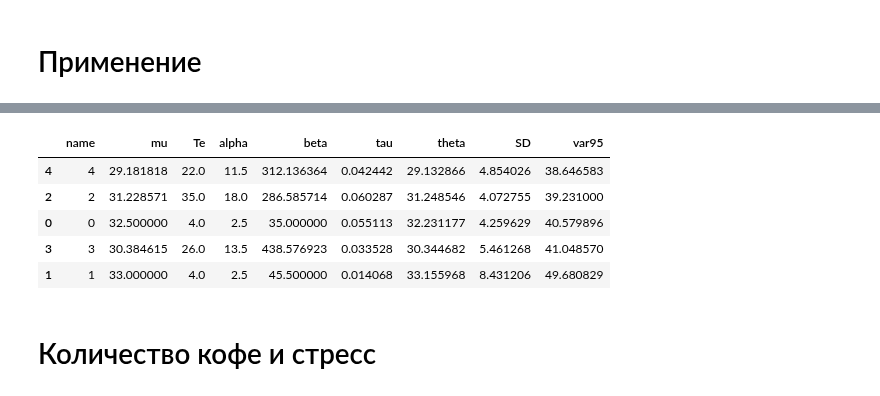
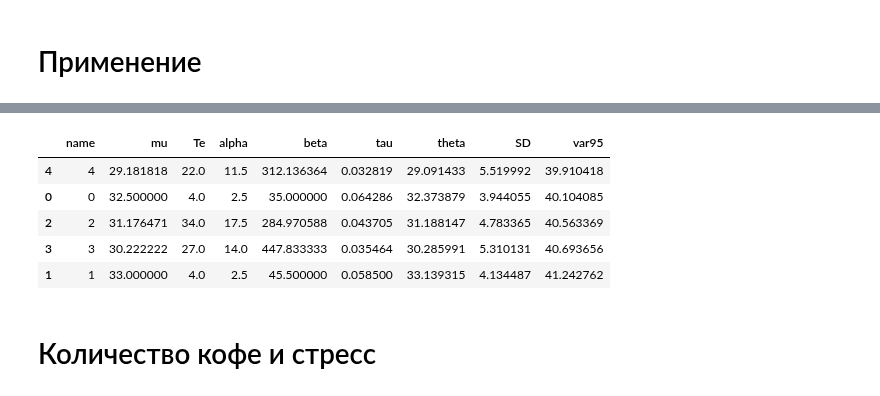
Before and after one commit to ksetdekov/trip_choice_optimizer, a Jupyter notebook: coffee-amount-optimization.ipynb, the cells around one changed output, grey strips where cells are left out. Cells and saved outputs as stored; diff of their text form; code cells hidden in the pictures.

```diff
--- a/coffee-amount-optimization.ipynb
+++ b/coffee-amount-optimization.ipynb
@@ -256,7 +256,8 @@ events = {
     datetime(2025, 3, 9): (2, 29),
     datetime(2025, 3,10): (2, 26),
     datetime(2025, 3,11): (4, 26),
-    datetime(2025, 3,12): (3, 30)
+    datetime(2025, 3,12): (3, 30),
+    datetime(2025, 3,13): (3, 26)
 
 }
 
@@ -270,9 +271,9 @@ cups.process_events(events, days=91)
 |  | name | mu | Te | alpha | beta | tau | theta | SD | var95 |
-| 4 | 4 | 29.181818 | 22.0 | 11.5 | 312.136364 | 0.042442 | 29.132866 | 4.854026 | 38.646583 |
-| 2 | 2 | 31.228571 | 35.0 | 18.0 | 286.585714 | 0.060287 | 31.248546 | 4.072755 | 39.231000 |
-| 0 | 0 | 32.500000 | 4.0 | 2.5 | 35.000000 | 0.055113 | 32.231177 | 4.259629 | 40.579896 |
-| 3 | 3 | 30.384615 | 26.0 | 13.5 | 438.576923 | 0.033528 | 30.344682 | 5.461268 | 41.048570 |
-| 1 | 1 | 33.000000 | 4.0 | 2.5 | 45.500000 | 0.014068 | 33.155968 | 8.431206 | 49.680829 |
+| 4 | 4 | 29.181818 | 22.0 | 11.5 | 312.136364 | 0.032819 | 29.091433 | 5.519992 | 39.910418 |
+| 0 | 0 | 32.500000 | 4.0 | 2.5 | 35.000000 | 0.064286 | 32.373879 | 3.944055 | 40.104085 |
+| 2 | 2 | 31.176471 | 34.0 | 17.5 | 284.970588 | 0.043705 | 31.188147 | 4.783365 | 40.563369 |
+| 3 | 3 | 30.222222 | 27.0 | 14.0 | 447.833333 | 0.035464 | 30.285991 | 5.310131 | 40.693656 |
+| 1 | 1 | 33.000000 | 4.0 | 2.5 | 45.500000 | 0.058500 | 33.139315 | 4.134487 | 41.242762 |
 # %% [markdown]
 # Количество кофе и стресс
 # %%
```
Also changed, not shown: parts of 5 cells of this notebook.
